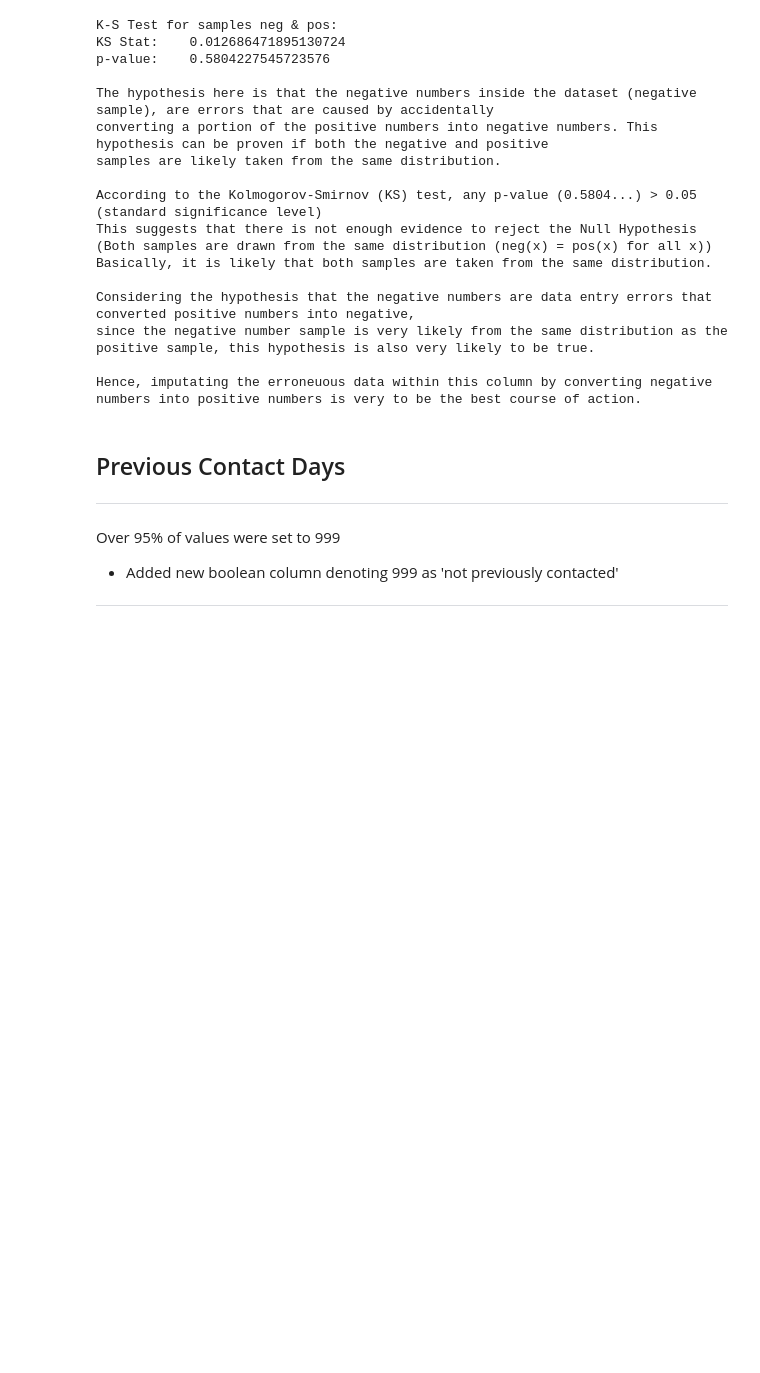
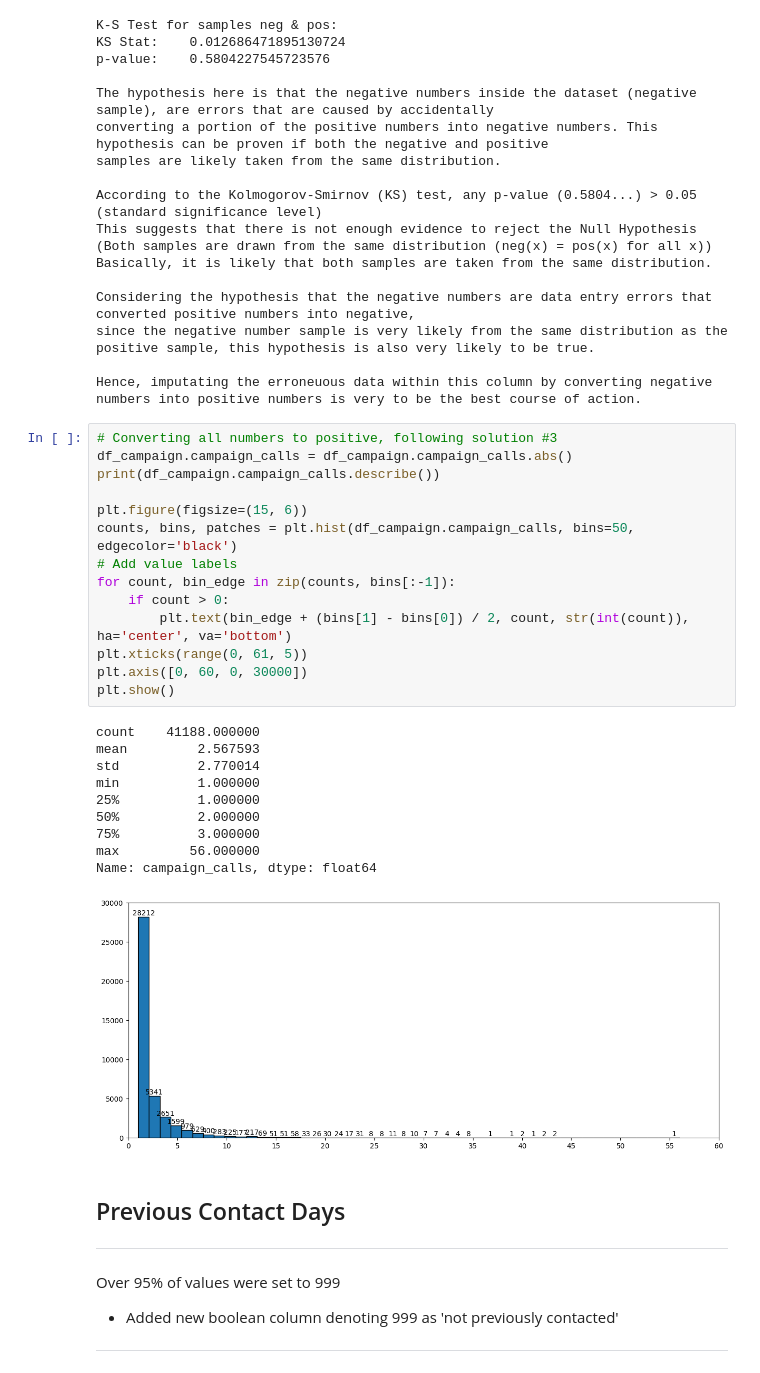
Before and after one commit to mysticshirou/EGT309-TeamJunHoe, a Jupyter notebook: eda.ipynb, the cells around one changed output. Saved outputs shown, nothing was run; the diff lists cells and outputs as text; blank space fills up the shorter version.

Commit message:
Added missing data cleaning code in Campaign Calls section

```diff
--- a/eda.ipynb
+++ b/eda.ipynb
@@ -510,6 +514,31 @@ Considering the hypothesis that the negative numbers are data entry errors that
 since the negative number sample is very likely from the same distribution as the positive sample, this hypothesis is also very likely to be true.
 
 Hence, imputating the erroneuous data within this column by converting negative numbers into positive numbers is very to be the best course of action.
+# %%
+# Converting all numbers to positive, following solution #3
+df_campaign.campaign_calls = df_campaign.campaign_calls.abs()
+print(df_campaign.campaign_calls.describe())
+
+plt.figure(figsize=(15, 6))
+counts, bins, patches = plt.hist(df_campaign.campaign_calls, bins=50, edgecolor='black')
+# Add value labels
+for count, bin_edge in zip(counts, bins[:-1]):
+    if count > 0:
+        plt.text(bin_edge + (bins[1] - bins[0]) / 2, count, str(int(count)), ha='center', va='bottom')
+plt.xticks(range(0, 61, 5))
+plt.axis([0, 60, 0, 30000])
+plt.show()
+# %% [output]
+count    41188.000000
+mean         2.567593
+std          2.770014
+min          1.000000
+25%          1.000000
+50%          2.000000
+75%          3.000000
+max         56.000000
+Name: campaign_calls, dtype: float64
+[figure, added]
 # %% [markdown]
 ## Previous Contact Days
 ---
```
Also changed, not shown: parts of 4 cells of this notebook.
